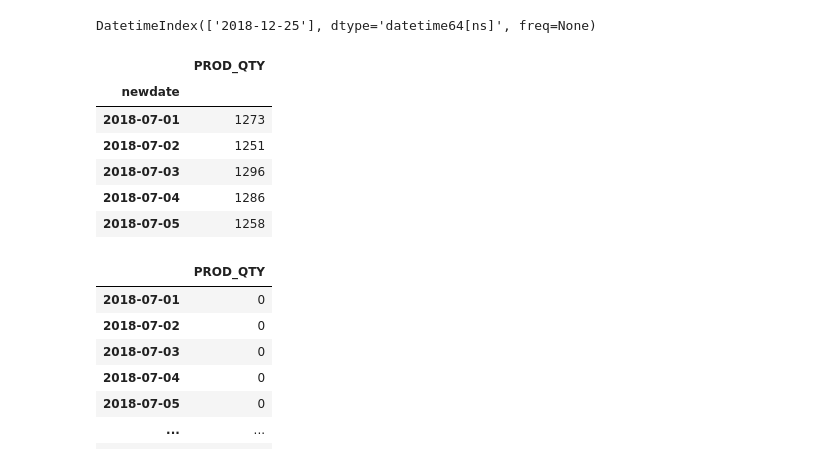
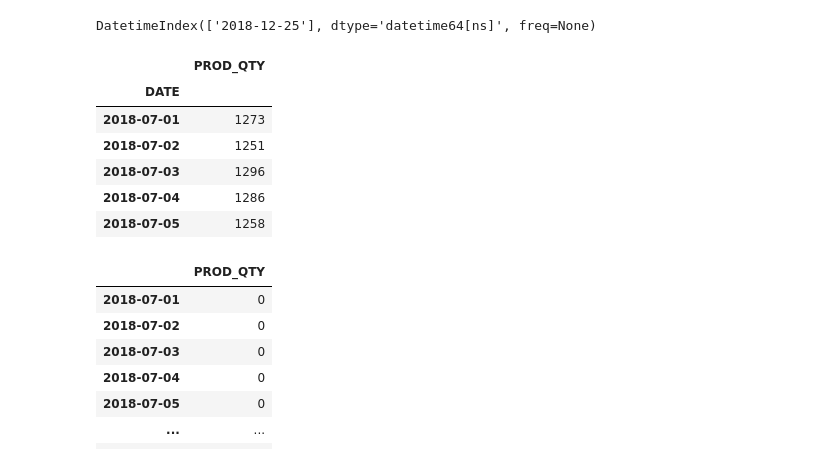
Before and after one commit to Johnson-a-hash/quantium-virtual-program, a Jupyter notebook: Quantium Module 1.ipynb, the cells around one changed output. Saved outputs shown, nothing was run; the diff lists cells and outputs as text; code cells hidden in the pictures.

```diff
--- a/Quantium Module 1.ipynb
+++ b/Quantium Module 1.ipynb
@@ -136,7 +126,7 @@ def xlseriesdate_to_datetime(xlserialdate):
 # %%
 # Apply function to 'DATE' feature in 'transactionData' dataset
 
-transactionData['newdate'] = transactionData.DATE.apply(xlseriesdate_to_datetime)
+transactionData['DATE'] = transactionData['DATE'].apply(xlseriesdate_to_datetime)
 # %%
 # Check the first 5 rows of the new feature
 
@@ -171,9 +161,9 @@ Name: PROD_NAME, dtype: object
 # %%
 # Extract weights out of 'PROD_NAME'
 
-transactionData['pack_size'] = transactionData['PROD_NAME'].str.extract("(\d+)")
-transactionData['pack_size'] = pd.to_numeric(transactionData['pack_size'])
-transactionData['pack_size'].head()
+transactionData['PACK_SIZE'] = transactionData['PROD_NAME'].str.extract("(\d+)")
+transactionData['PACK_SIZE'] = pd.to_numeric(transactionData['PACK_SIZE'])
+transactionData['PACK_SIZE'].head()
 # %% [output]
 0    175
 1    175
@@ -225,3 +214,4 @@ freq_df.head(10)
 
 transactionData['PROD_NAME'] = transactionData['PROD_NAME'].apply(lambda x: x.lower())
 transactionData = transactionData[~transactionData['PROD_NAME'].str.contains("salsa")]
+transactionData['PROD_NAME'] = transactionData['PROD_NAME'].apply(lambda x: x.title())
@@ -344,13 +279,13 @@ pd.date_range(start = '2018-07-01', end = '2019-06-30').difference(transactionDa
 # %% [output]
 DatetimeIndex(['2018-12-25'], dtype='datetime64[ns]', freq=None)
 # %%
-# Create a new dataframe which contains the the number of transactions for each date
+# Create a new dataframe which contains the the number of chips sold for each date
 
-a = pd.pivot_table(transactionData, values = 'PROD_QTY', index = 'newdate', aggfunc = 'sum')
+a = pd.pivot_table(transactionData, values = 'PROD_QTY', index = 'DATE', aggfunc = 'sum')
 a.head()
 # %% [output]
 |  | PROD_QTY |
-| newdate |  |
+| DATE |  |
 | 2018-07-01 | 1273 |
 | 2018-07-02 | 1251 |
 | 2018-07-03 | 1296 |
```
Also changed, not shown: parts of 112 cells of this notebook.
